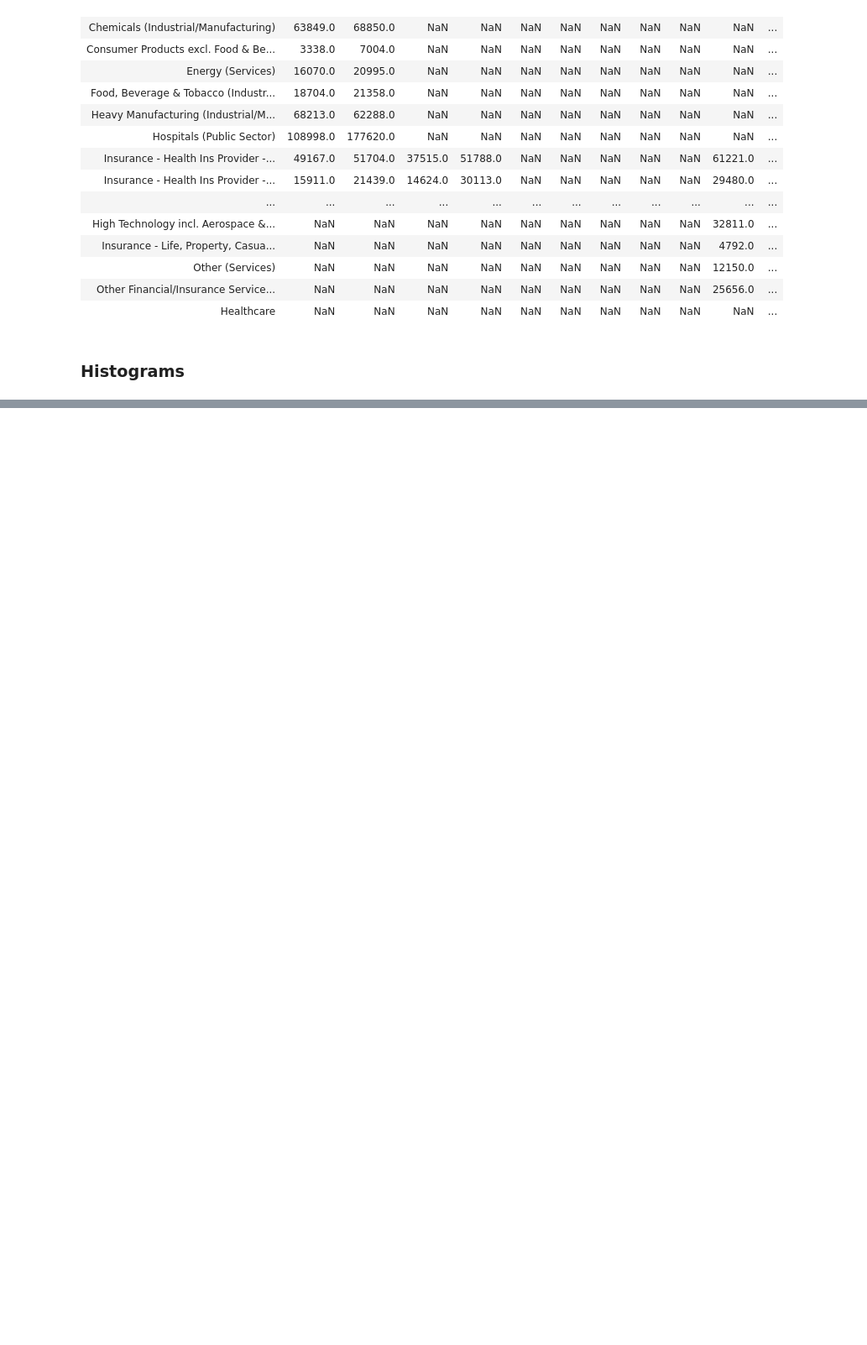
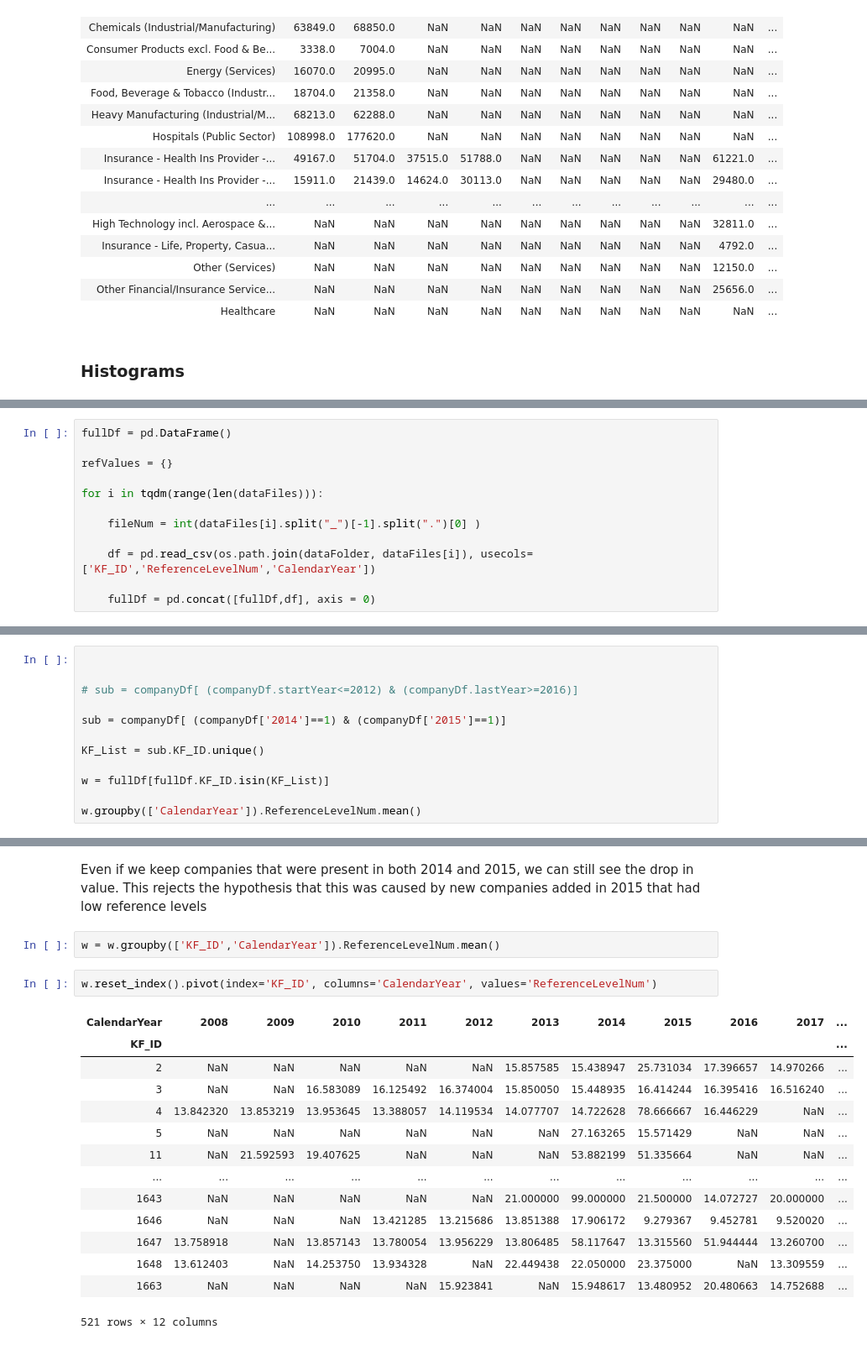
Before and after one commit to rsk2327/PDSG_PayInequality, a Jupyter notebook: ReferenceLevelNum.ipynb, the cells around one changed output, grey strips where cells are left out. Shown: that part at 84% size. Saved outputs shown, nothing was run; the diff lists cells and outputs as text; blank space fills up the shorter version.

```diff
--- a/ReferenceLevelNum.ipynb
+++ b/ReferenceLevelNum.ipynb
@@ -392,0 +416,12 @@ len(dataFiles)
+# %%
+fullDf = pd.DataFrame()
+
+refValues = {}
+
+for i in tqdm(range(len(dataFiles))):
+
+    fileNum = int(dataFiles[i].split("_")[-1].split(".")[0] )
+
+    df = pd.read_csv(os.path.join(dataFolder, dataFiles[i]), usecols=['KF_ID','ReferenceLevelNum','CalendarYear'])
+
+    fullDf = pd.concat([fullDf,df], axis = 0)
@@ -392,0 +430,12 @@ len(dataFiles)
+# %%
+
+
+# sub = companyDf[ (companyDf.startYear<=2012) & (companyDf.lastYear>=2016)]
+
+sub = companyDf[ (companyDf['2014']==1) & (companyDf['2015']==1)]
+
+KF_List = sub.KF_ID.unique()
+
+w = fullDf[fullDf.KF_ID.isin(KF_List)]
+
+w.groupby(['CalendarYear']).ReferenceLevelNum.mean()
@@ -392,0 +457,21 @@ len(dataFiles)
+# %% [markdown]
+Even if we keep companies that were present in both 2014 and 2015, we can still see the drop in value. This rejects the hypothesis that this was caused by new companies added in 2015 that had low reference levels
+# %%
+w = w.groupby(['KF_ID','CalendarYear']).ReferenceLevelNum.mean()
+# %%
+w.reset_index().pivot(index='KF_ID', columns='CalendarYear', values='ReferenceLevelNum')
+# %% [output]
+| CalendarYear | 2008 | 2009 | 2010 | 2011 | 2012 | 2013 | 2014 | 2015 | 2016 | 2017 | ... |
+| KF_ID |  |  |  |  |  |  |  |  |  |  | ... |
+| 2 | NaN | NaN | NaN | NaN | NaN | 15.857585 | 15.438947 | 25.731034 | 17.396657 | 14.970266 | ... |
+| 3 | NaN | NaN | 16.583089 | 16.125492 | 16.374004 | 15.850050 | 15.448935 | 16.414244 | 16.395416 | 16.516240 | ... |
+| 4 | 13.842320 | 13.853219 | 13.953645 | 13.388057 | 14.119534 | 14.077707 | 14.722628 | 78.666667 | 16.446229 | NaN | ... |
+| 5 | NaN | NaN | NaN | NaN | NaN | NaN | 27.163265 | 15.571429 | NaN | NaN | ... |
+| 11 | NaN | 21.592593 | 19.407625 | NaN | NaN | NaN | 53.882199 | 51.335664 | NaN | NaN | ... |
+| ... | ... | ... | ... | ... | ... | ... | ... | ... | ... | ... | ... |
+| 1643 | NaN | NaN | NaN | NaN | NaN | 21.000000 | 99.000000 | 21.500000 | 14.072727 | 20.000000 | ... |
+| 1646 | NaN | NaN | NaN | 13.421285 | 13.215686 | 13.851388 | 17.906172 | 9.279367 | 9.452781 | 9.520020 | ... |
+| 1647 | 13.758918 | NaN | 13.857143 | 13.780054 | 13.956229 | 13.806485 | 58.117647 | 13.315560 | 51.944444 | 13.260700 | ... |
+| 1648 | 13.612403 | NaN | 14.253750 | 13.934328 | NaN | 22.449438 | 22.050000 | 23.375000 | NaN | 13.309559 | ... |
+| 1663 | NaN | NaN | NaN | NaN | 15.923841 | NaN | 15.948617 | 13.480952 | 20.480663 | 14.752688 | ... |
+521 rows × 12 columns
```
Also changed, not shown: parts of 25 cells of this notebook, 1 other file.
